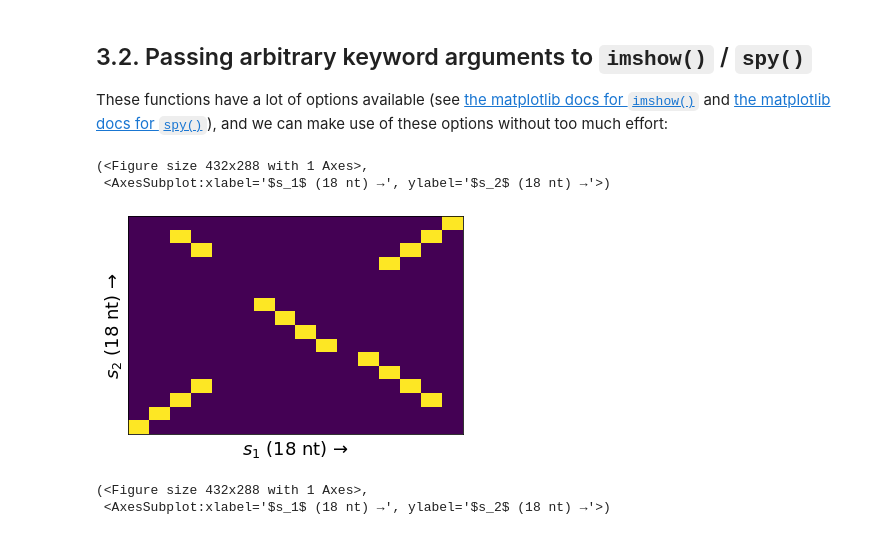
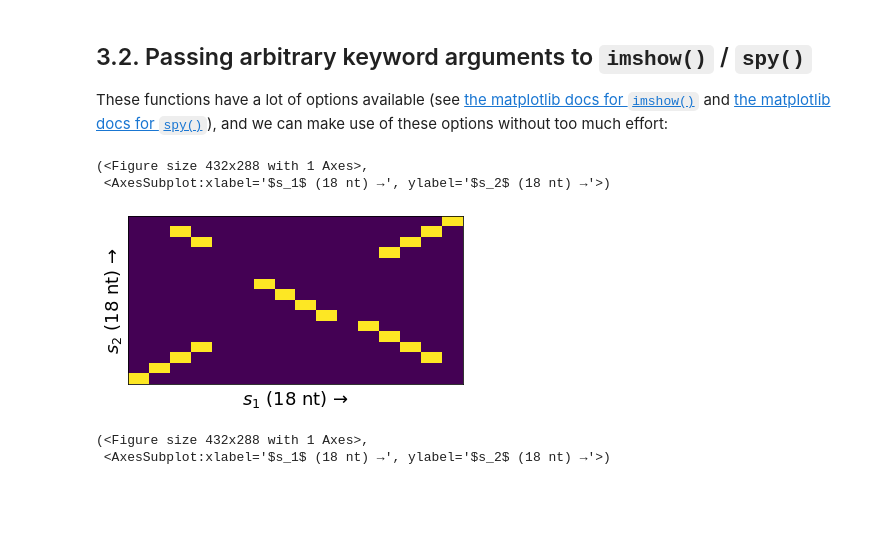
Before and after one commit to fedarko/wotplot, a Jupyter notebook: docs/Tutorial.ipynb, the cells around one changed output. Drawn from its saved outputs; the diff is of its cells as text; code cells hidden in the pictures; blank space fills up the shorter version.

```diff
--- a/docs/Tutorial.ipynb
+++ b/docs/Tutorial.ipynb
@@ -290,12 +300,13 @@ These functions have a lot of options available (see [the matplotlib docs for `i
 # %%
 # - Set cmap to "viridis" (by default, viz_imshow() sets cmap to "gray_r" for binary matrices, but we can
 #   override this here).
-# - Set aspect to "auto", which lets cells be non-square (their dimensions will adjust as we resize the plot).
-wotplot.viz_imshow(m, cmap="viridis", aspect="auto")
+# - Set aspect to 0.5 (stretches out the x-axis; this can be useful if you're creating a dot plot where
+#   the sequence used for the x-axis is smaller than the sequence used for the y-axis).
+wotplot.viz_imshow(m, cmap="viridis", aspect=0.5)
 # %% [output]
 (<Figure size 432x288 with 1 Axes>,
  <AxesSubplot:xlabel='$s_1$ (18 nt) →', ylabel='$s_2$ (18 nt) →'>)
-[figure, old version]
+[figure, new version]
 # %%
 # - Set marker to "o" (draw circles instead of squares for matching cells).
 # - Set alpha to 0.3 (add some transparency to the matching cells).
```
Also changed, not shown: parts of 14 cells of this notebook, 1 other file.
